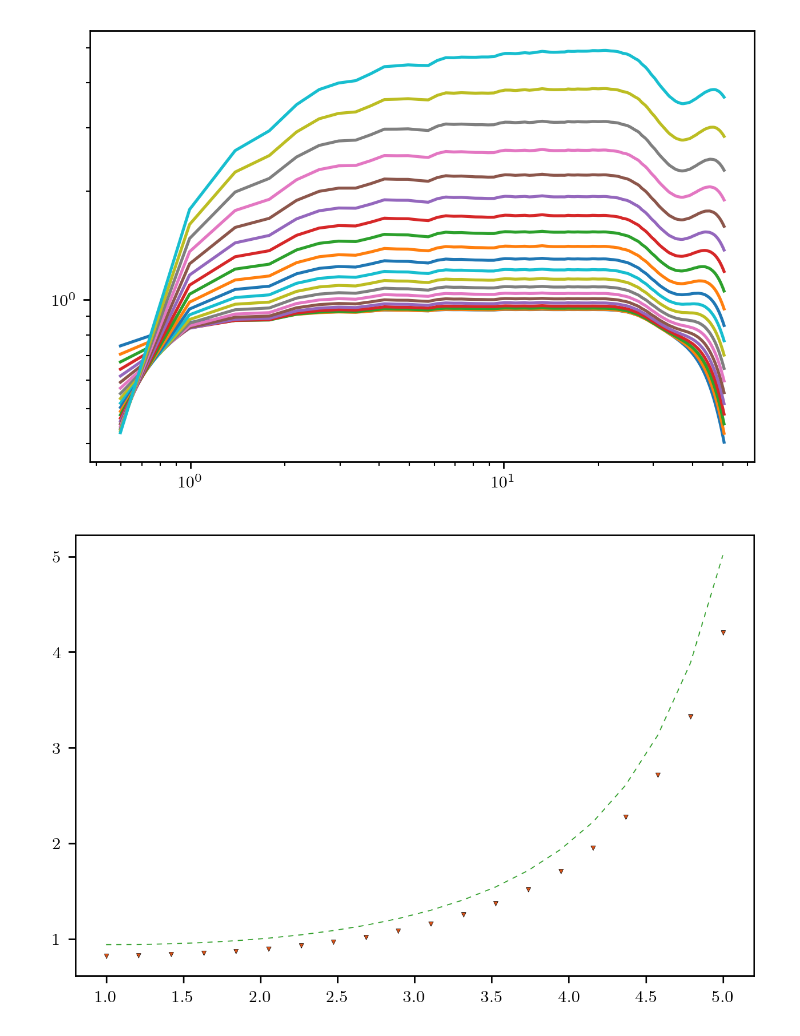
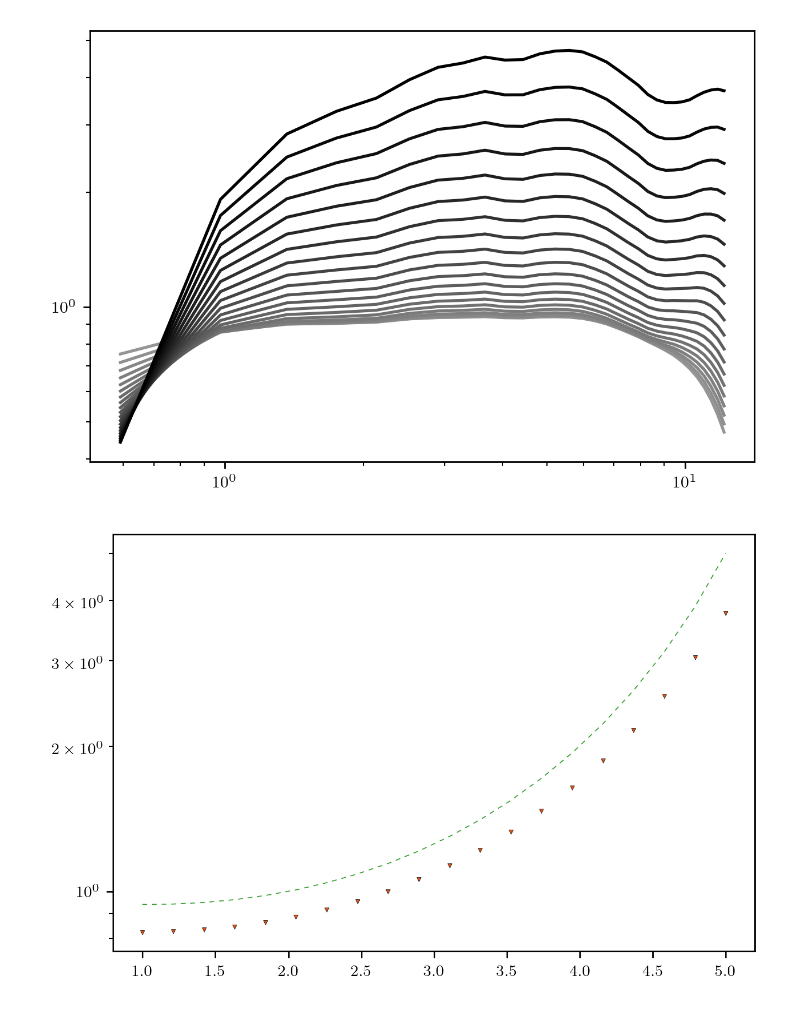
Before and after one commit to mab68/Kea, a Jupyter notebook: example_notebooks/parsevals/arevalo.ipynb, the cells around one changed output. Saved outputs shown, nothing was run; the diff lists cells and outputs as text; code cells hidden in the pictures.

```diff
--- a/example_notebooks/parsevals/arevalo.ipynb
+++ b/example_notebooks/parsevals/arevalo.ipynb
@@ -16,9 +16,7 @@ import matplotlib.pyplot as plt
 import numpy as np
 
 D = 2
-N = 256
-#L = 1. ## STILL BAD...
-#L = N
+N = 64
 L = 5.*np.pi
 grid_dims = [N for _ in range(D)]
 phys_dims = [L for _ in range(D)]
@@ -52,7 +50,7 @@ for i, f in enumerate(fields):
     km, fekm = arevalo_spectra.modal_spectrum(f, lenn=phys_dims, lags=lags, mode='wrap')
     specs.append((km, fekm))
 
-    e_parsevals = np.nansum(statistics_base.kern(km, D, width, dk) * fekm) / np.sum(np.ones_like(f) * dx**D)
+    e_parsevals = np.nansum(statistics_base.kern(km, D, width, dk) * fekm * (dk/twopi)**D)
 
     # * (dk/twopi)**D
     plt.scatter(alphas[i], e_parsevals, marker='o', s=5., color=c[0], zorder=2, linewidth=0.2, edgecolor='black')
@@ -66,19 +64,24 @@ plt.yscale('log')
+# %%
+cols = plt.cm.Greys(np.linspace(0.5, 1., NUM))
 # %%
 for i in range(len(specs)):
     pk, pfek = Pspecs[i]
     ak, afek = specs[i]
-    plt.loglog(ak, afek / pfek)
+    plt.loglog(ak, afek / pfek, color=cols[i])
 # %% [output]
-[figure, old version]
+[figure, new version]
 # %%
 from scipy.special import gamma
 aa = -alphas
 scaling = 2.**(aa/2.) * gamma(D/2. + 2. - aa/2.) / gamma(D/2. + 2.)
 plt.plot(-alphas, scaling - 0., linewidth=0.5, color=c[2], linestyle=(0,(5,5)), zorder=0)
 
 for i in range(len(specs)):
     pk, pfek = Pspecs[i]
     ak, afek = specs[i]
-    plt.scatter(-alphas[i], np.nanmean(afek / pfek), marker='v', s=5., color=c[1], zorder=2, linewidth=0.2, edgecolor='black')
+    plt.scatter(-alphas[i], np.nanmean(afek * (dk/twopi)**D * np.sum(np.ones(grid_dims) * dx**D) / pfek), marker='v', s=5., color=c[1], zorder=2, linewidth=0.2, edgecolor='black')
+
+plt.yscale('log')
+#plt.ylim((1e-1, 1e3))
 # %% [output]
-[figure, old version]
+[figure, new version]
```
Also changed, not shown: parts of 1 cell of this notebook, 2 other files.
